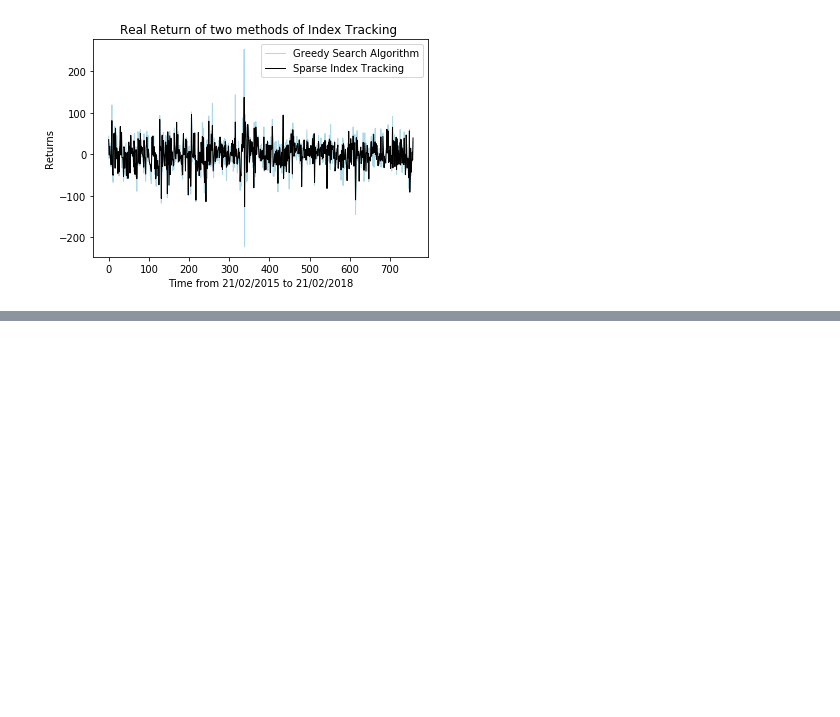
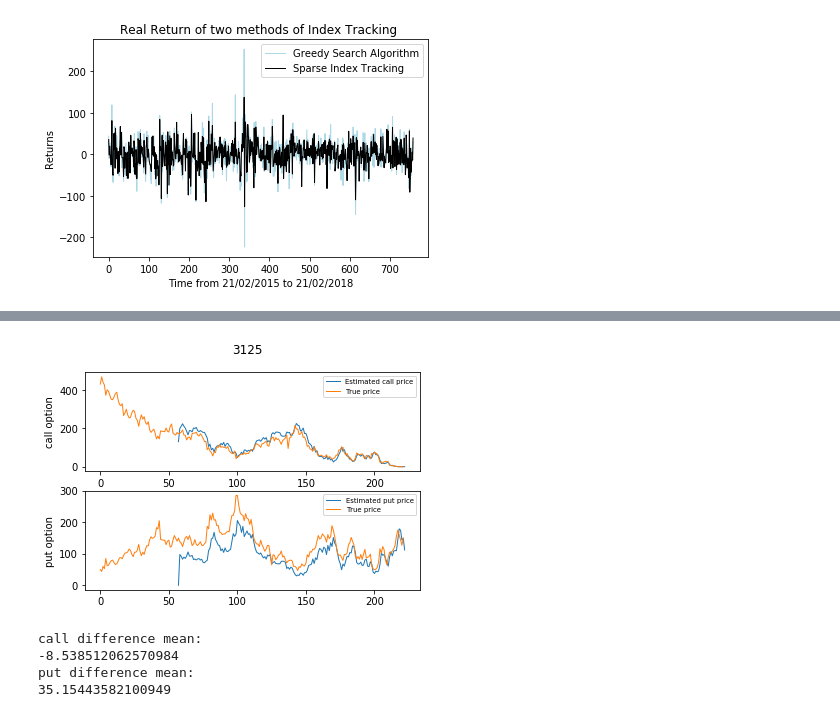
Before and after one commit to Trouble404/Computational-Finance-coursework, a Jupyter notebook: comp6212.ipynb, the cells around one changed output, grey strips where cells are left out. Saved outputs shown, nothing was run; the diff lists cells and outputs as text; code cells hidden in the pictures; blank space fills up the shorter version.

```diff
--- a/comp6212.ipynb
+++ b/comp6212.ipynb
@@ -858,0 +967,8 @@ plt.show()
+# %%
+# obtain data from matlab
+data_3125 = scio.loadmat('3125.mat')
+c_3125 = data_3125['call_3125']
+c3125_diff = data_3125['Cdiff_3125']
+p_3125 = data_3125['put_3125']
+p3125_diff = data_3125['Pdiff_3125']
+v_3125 = data_3125['v_3125']
@@ -858,0 +985,19 @@ plt.show()
+# %%
+plt.figure()
+plt.suptitle('3125')
+# 绘制第一个图
+plt.subplot(2, 1, 1)
+plt.plot(tt,c_3125,label = "Estimated call price",linewidth = '1')
+plt.plot(c3125[:,1],label = "True price",linewidth = '1')
+plt.legend(loc='best',fontsize = 'x-small')
+plt.ylabel("call option")
+# 绘制第二个图
+plt.subplot(2, 1, 2)
+plt.plot(tt,p_3125,label = "Estimated put price",linewidth = '1')
+plt.plot(p3125[:,1],label = "True price",linewidth = '1')
+plt.legend(loc='best',fontsize = 'x-small')
+plt.ylabel('put option')
+plt.savefig("3125.PNG", dpi = 600)
+plt.show()
+# %% [output]
+[figure, added]
@@ -858,0 +1012,10 @@ plt.show()
+# %%
+print("call difference mean:")
+print(c3225_diff.mean())
+print("put difference mean:")
+print(p3225_diff.mean())
+# %% [output]
+call difference mean:
+-8.538512062570984
+put difference mean:
+35.15443582100949
```
Also changed, not shown: parts of 16 cells of this notebook.
